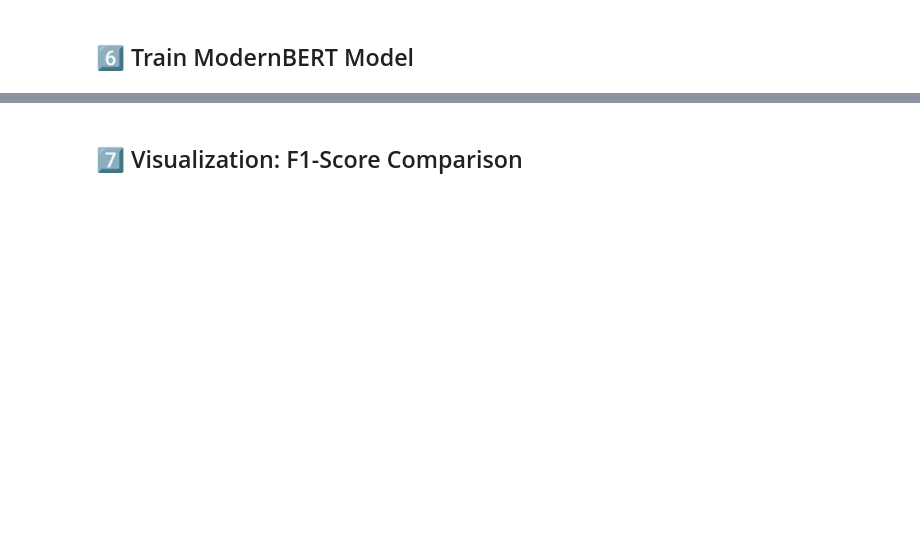
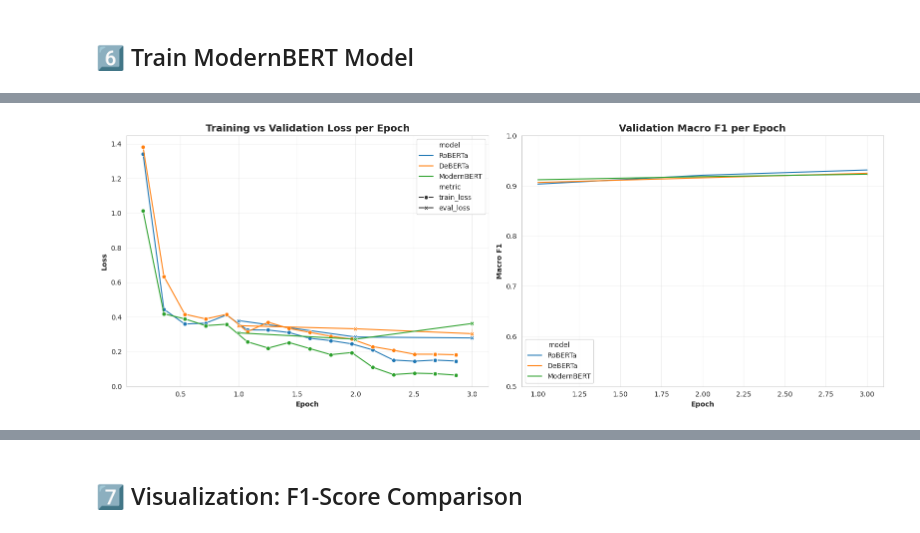
Before and after one commit to gsaco/News_Classification-lab, a Jupyter notebook: notebooks/agnews_train_eval.ipynb, the cells around one changed output, grey strips where cells are left out. Drawn from its saved outputs; the diff is of its cells as text; code cells hidden in the pictures; blank space fills up the shorter version.

```diff
--- a/notebooks/agnews_train_eval.ipynb
+++ b/notebooks/agnews_train_eval.ipynb
@@ -274,0 +481,87 @@ modernbert_results = train_and_evaluate_model(
+# %%
+# Build training history dataframe
+history_rows = []
+models_with_history = [
+    ("RoBERTa", roberta_results),
+    ("DeBERTa", deberta_results),
+    ("ModernBERT", modernbert_results),
+ ]
+
+for model_name, results in models_with_history:
+    history = results.get('training_history', [])
+    for record in history:
+        epoch = record.get('epoch')
+        if epoch is None:
+            continue
+        if 'loss' in record:
+            history_rows.append({
+                'model': model_name,
+                'metric': 'train_loss',
+                'epoch': epoch,
+                'value': record['loss']
+            })
+        if 'eval_loss' in record:
+            history_rows.append({
+                'model': model_name,
+                'metric': 'eval_loss',
+                'epoch': epoch,
+                'value': record['eval_loss']
+            })
+        if 'eval_f1_macro' in record:
+            history_rows.append({
+                'model': model_name,
+                'metric': 'eval_f1_macro',
+                'epoch': epoch,
+                'value': record['eval_f1_macro']
+            })
+
+if history_rows:
+    history_df = pd.DataFrame(history_rows)
+
+    fig, axes = plt.subplots(1, 2, figsize=(16, 6))
+    loss_df = history_df[history_df['metric'].isin(['train_loss', 'eval_loss'])]
+    if not loss_df.empty:
+        sns.lineplot(
+            data=loss_df,
+            x='epoch',
+            y='value',
+            hue='model',
+            style='metric',
+            markers=True,
+            dashes=False,
+            ax=axes[0]
+        )
+        axes[0].set_title('Training vs Validation Loss per Epoch', fontsize=14, fontweight='bold')
+        axes[0].set_xlabel('Epoch', fontweight='bold')
+        axes[0].set_ylabel('Loss', fontweight='bold')
+        axes[0].grid(alpha=0.3)
+    else:
+        axes[0].set_visible(False)
+
+    f1_df = history_df[history_df['metric'] == 'eval_f1_macro']
+    if not f1_df.empty:
+        sns.lineplot(
+            data=f1_df,
+            x='epoch',
+            y='value',
+            hue='model',
+            markers=True,
+            dashes=False,
+            ax=axes[1]
+        )
+        axes[1].set_title('Validation Macro F1 per Epoch', fontsize=14, fontweight='bold')
+        axes[1].set_xlabel('Epoch', fontweight='bold')
+        axes[1].set_ylabel('Macro F1', fontweight='bold')
+        axes[1].set_ylim(0.5, 1.0)
+        axes[1].grid(alpha=0.3)
+    else:
+        axes[1].set_visible(False)
+
+    plt.tight_layout()
+    plt.savefig('../outputs/training_dynamics.png', dpi=300, bbox_inches='tight')
+    plt.show()
+    print("Training curves saved to ../outputs/training_dynamics.png")
+else:
+    print("No training history available to plot.")
+# %% [output]
+[figure, added]
```
Also changed, not shown: parts of 28 cells of this notebook, 6 other files.
